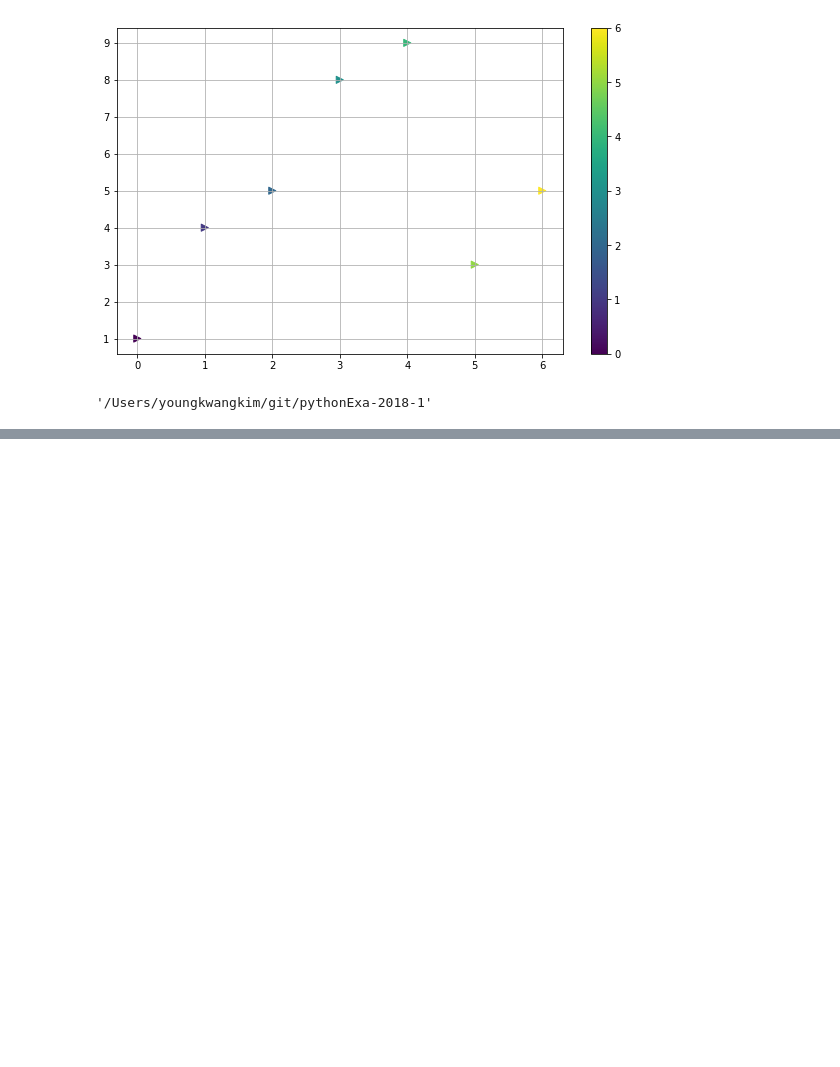
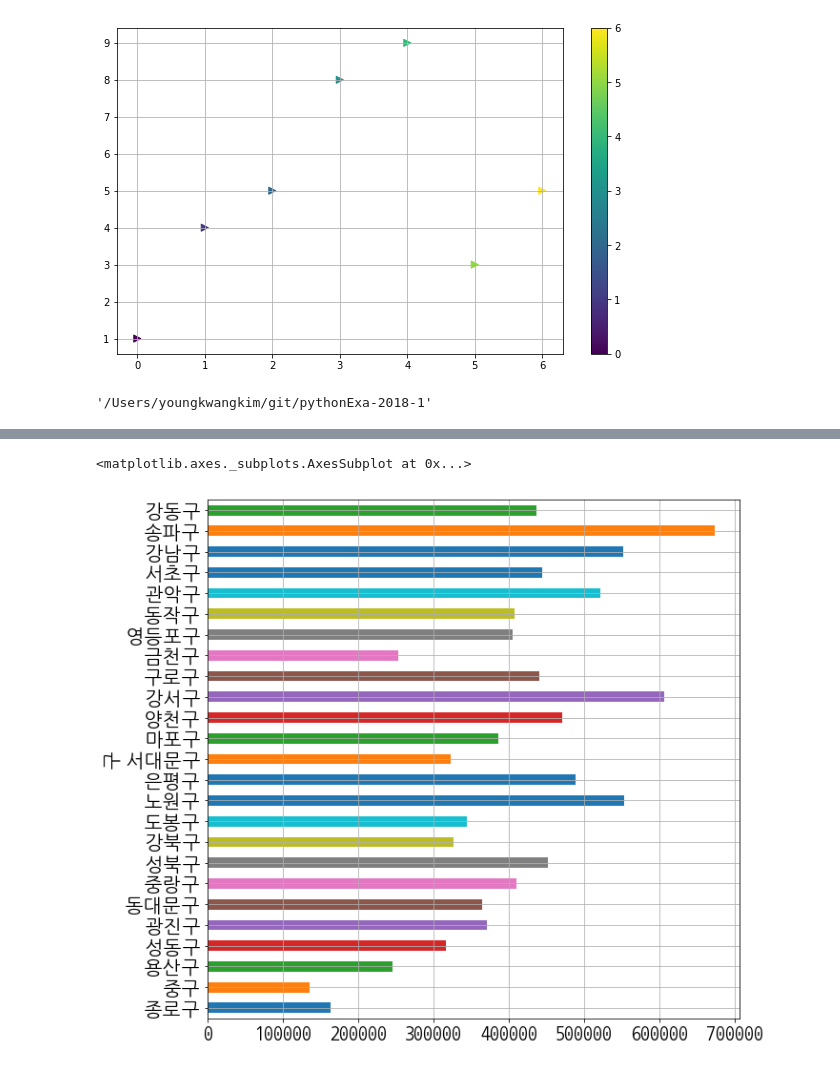
Before and after one commit to kimyk0120/pythonExa-2018-1, a Jupyter notebook: pythonExam2018-1/exam/source_code/exam02_Data_Visualization.pdf.ipynb, the cells around one changed output, grey strips where cells are left out. Saved outputs shown, nothing was run; the diff lists cells and outputs as text; code cells hidden in the pictures; blank space fills up the shorter version.

```diff
--- a/pythonExam2018-1/exam/source_code/exam02_Data_Visualization.pdf.ipynb
+++ b/pythonExam2018-1/exam/source_code/exam02_Data_Visualization.pdf.ipynb
@@ -131,0 +238,3 @@ raw_data
+# %%
+raw_data.set_index('구', inplace=True)
+raw_data.head()
@@ -131,0 +249,5 @@ raw_data
+# %%
+raw_data['인구수'].plot(kind='barh',grid=True,figsize=(10,10))
+# %% [output]
+<matplotlib.axes._subplots.AxesSubplot at 0x...>
+[figure, added]
```
Also changed, not shown: parts of 14 cells of this notebook, 2 other files.
